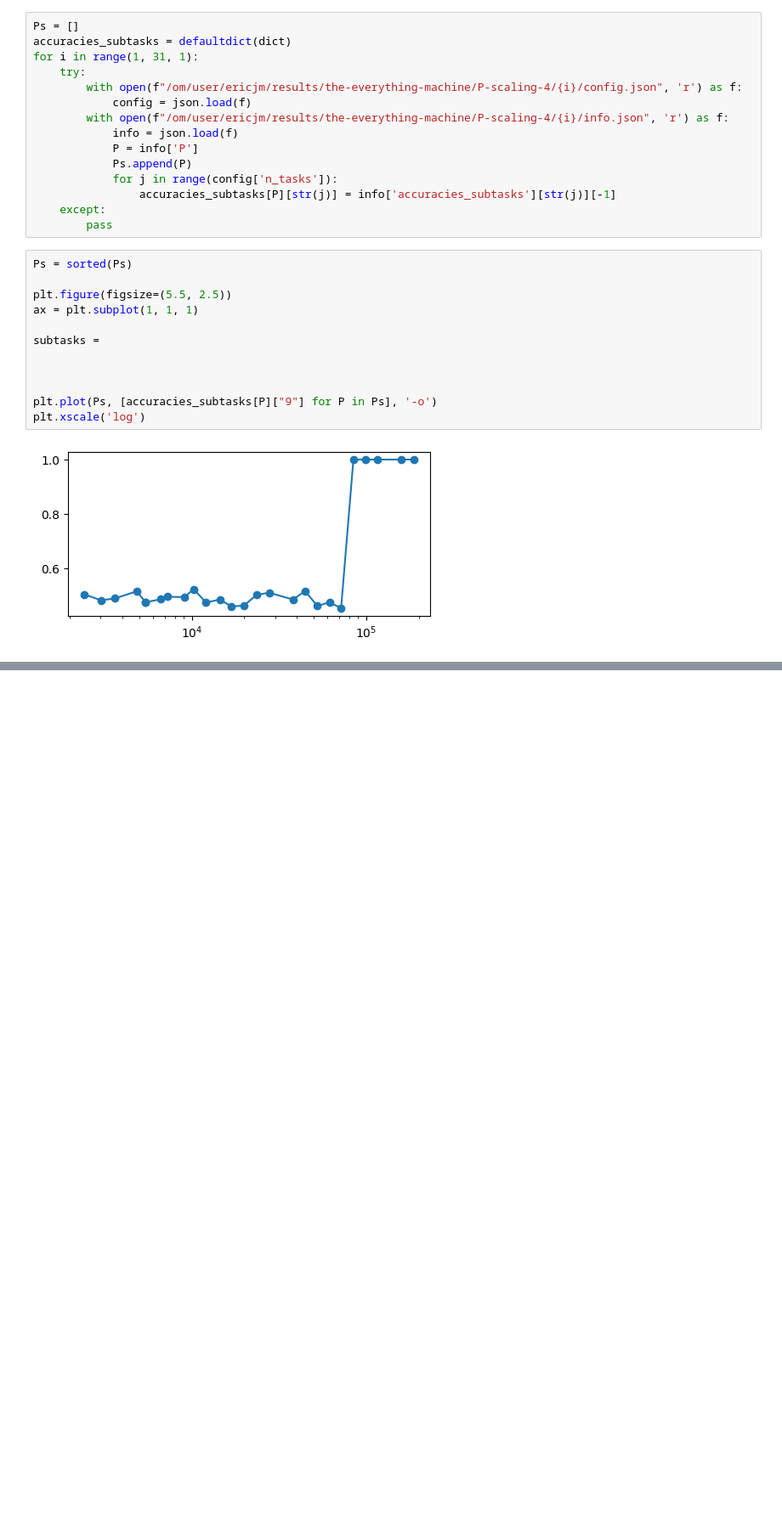
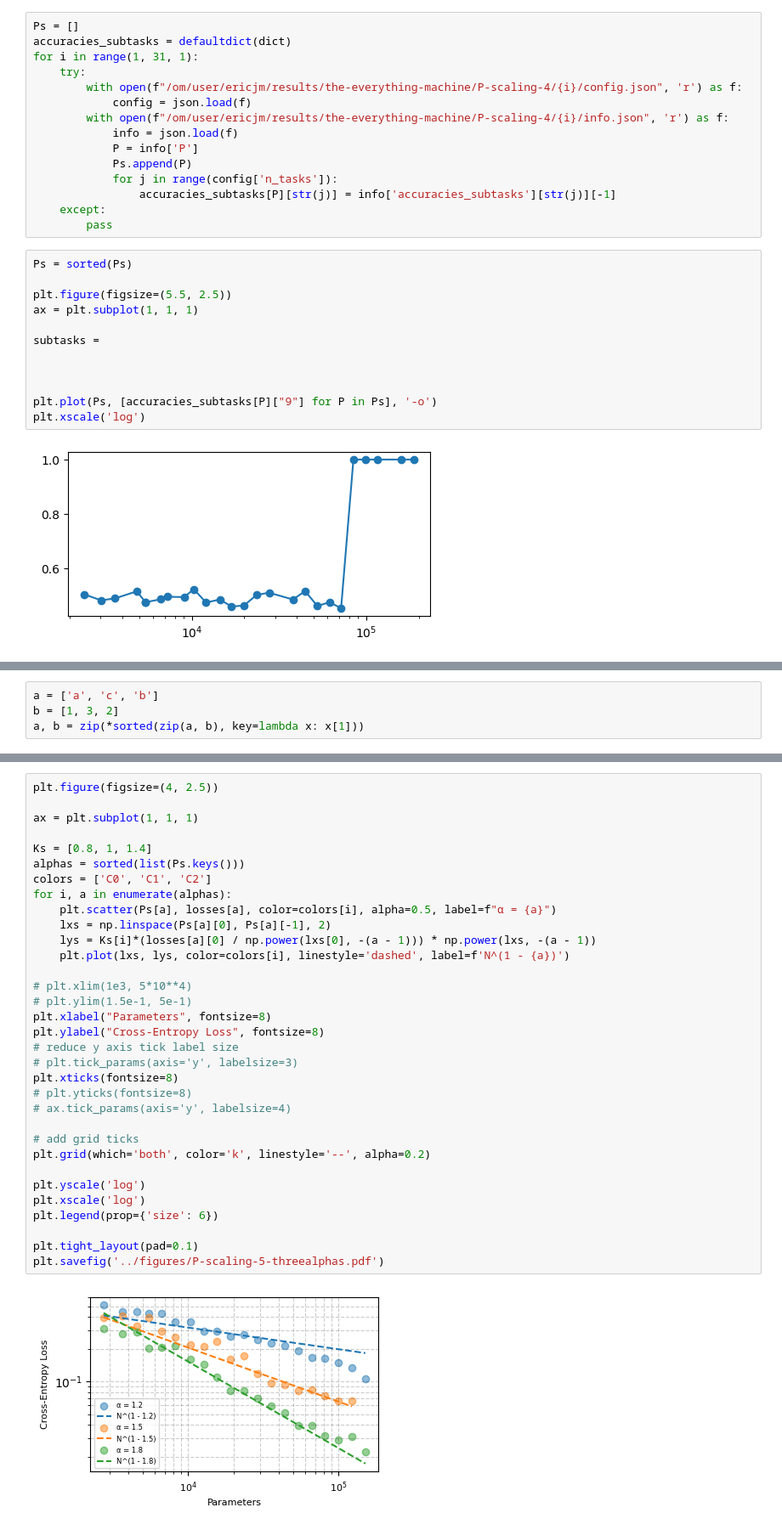
Before and after one commit to ejmichaud/the-everything-machine, a Jupyter notebook: notebooks/visualize-parity.ipynb, the cells around one changed output, grey strips where cells are left out. Shown at 85% size. Saved outputs shown, nothing was run; the diff lists cells and outputs as text; blank space fills up the shorter version.

```diff
--- a/notebooks/visualize-parity.ipynb
+++ b/notebooks/visualize-parity.ipynb
@@ -339,0 +341,4 @@ Expecting value: line 1 column 1 (char 0)
+# %%
+a = ['a', 'c', 'b']
+b = [1, 3, 2]
+a, b = zip(*sorted(zip(a, b), key=lambda x: x[1]))
@@ -372,0 +410,35 @@ No artists with labels found to put in legend.  Note that artists whose label st
+# %%
+plt.figure(figsize=(4, 2.5))
+
+ax = plt.subplot(1, 1, 1)
+
+Ks = [0.8, 1, 1.4]
+alphas = sorted(list(Ps.keys()))
+colors = ['C0', 'C1', 'C2']
+for i, a in enumerate(alphas):
+    plt.scatter(Ps[a], losses[a], color=colors[i], alpha=0.5, label=f"α = {a}")
+    lxs = np.linspace(Ps[a][0], Ps[a][-1], 2)
+    lys = Ks[i]*(losses[a][0] / np.power(lxs[0], -(a - 1))) * np.power(lxs, -(a - 1))
+    plt.plot(lxs, lys, color=colors[i], linestyle='dashed', label=f'N^(1 - {a})')
+
+# plt.xlim(1e3, 5*10**4)
+# plt.ylim(1.5e-1, 5e-1)
+plt.xlabel("Parameters", fontsize=8)
+plt.ylabel("Cross-Entropy Loss", fontsize=8)
+# reduce y axis tick label size
+# plt.tick_params(axis='y', labelsize=3)
+plt.xticks(fontsize=8)
+# plt.yticks(fontsize=8)
+# ax.tick_params(axis='y', labelsize=4)
+
+# add grid ticks
+plt.grid(which='both', color='k', linestyle='--', alpha=0.2)
+
+plt.yscale('log')
+plt.xscale('log')
+plt.legend(prop={'size': 6})
+
+plt.tight_layout(pad=0.1)
+plt.savefig('../figures/P-scaling-5-threealphas.pdf')
+# %% [output]
+[figure, added]
```
Also changed, not shown: parts of 9 cells of this notebook, 9 other files.
